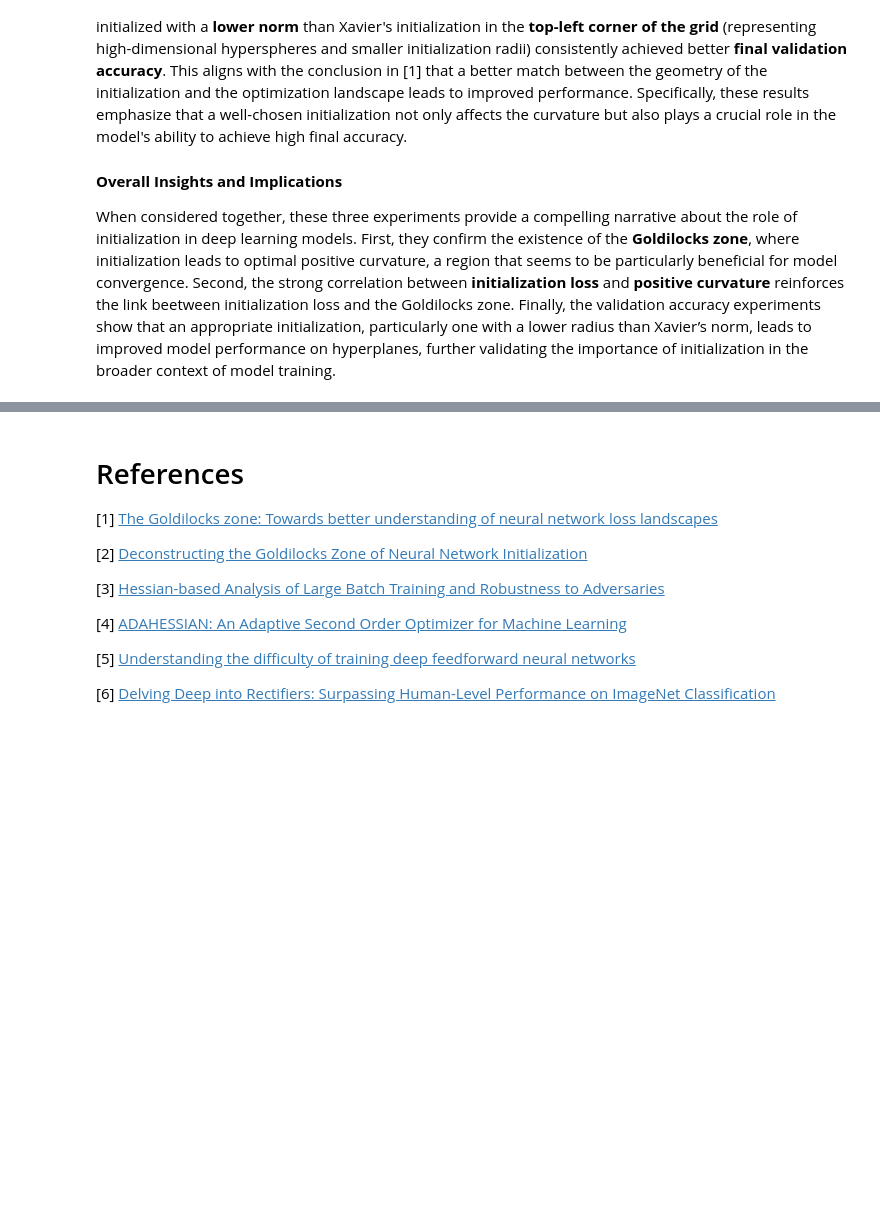
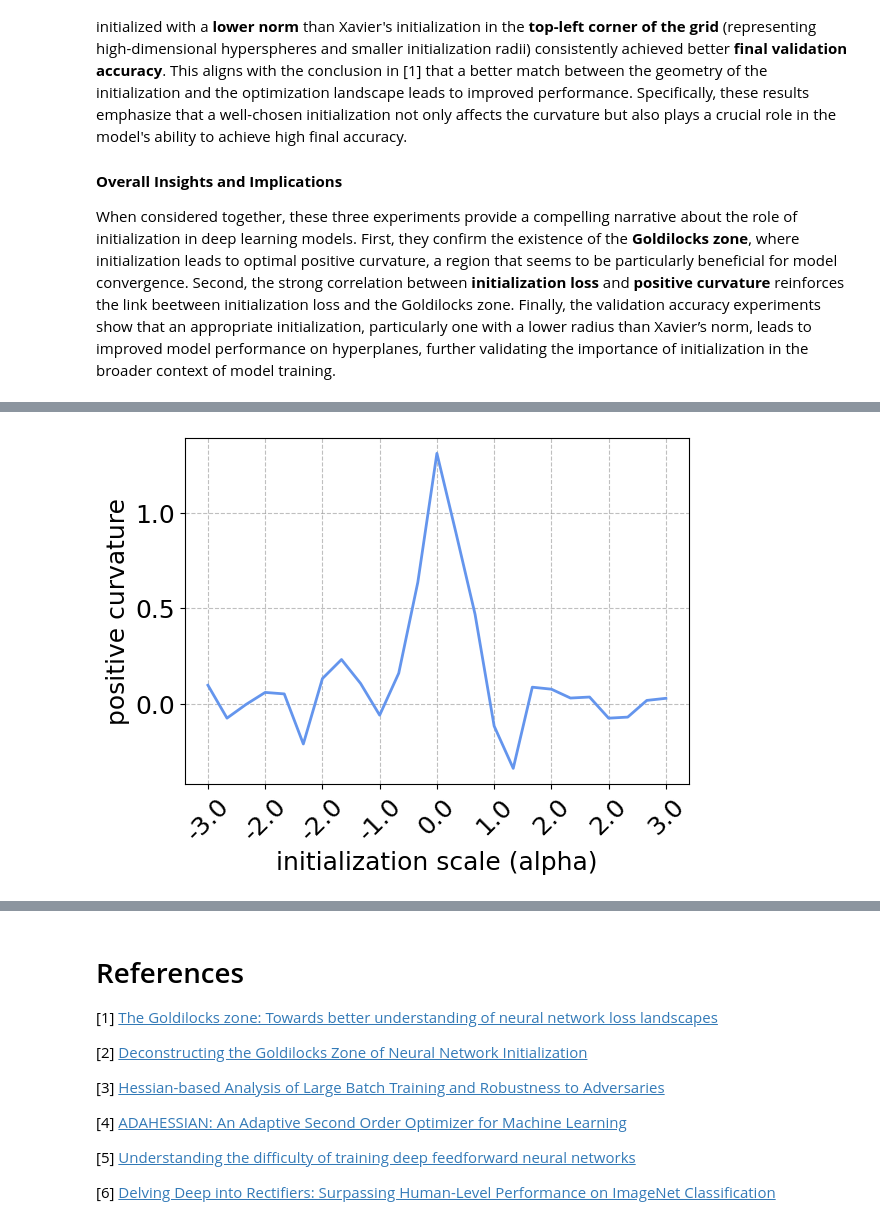
Before and after one commit to zachariegarniercuchet/The-Goldilocks-Zone, a Jupyter notebook: main.ipynb, the cells around one changed output, grey strips where cells are left out. Drawn from its saved outputs; the diff is of its cells as text; code cells hidden in the pictures; blank space fills up the shorter version.

```diff
--- a/main.ipynb
+++ b/main.ipynb
@@ -1385,0 +1468,23 @@ When considered together, these three experiments provide a compelling narrative
+# %%
+#@title By scaling the initialization
+
+model.set_temperature(1.)
+scales = 10**np.arange(-3,3.25,0.25)
+curvs = np.zeros((seeds, len(scales)))
+
+for seed in range(seeds):
+    for scale_id in tqdm(range(len(scales))):
+        set_trainable_parameters(model, scales[scale_id]*w)
+        _, curv = goldilocks(model, data.datasets["train"], 50, device)
+        curvs[seed][scale_id] = curv
+
+plt.plot(curvs.mean(0), color='cornflowerblue', linewidth=2)
+plt.xticks(
+        range(len(scales))[::3],
+        [round(np.log10(scale),0) for scale in scales][::3],
+        rotation=45)
+plt.xlabel('initialization scale (alpha)')
+plt.ylabel('positive curvature')
+plt.grid(ls='dashed', color='grey', alpha=0.5)
+# %% [output]
+[figure, added]
```
Also changed, not shown: parts of 25 cells of this notebook.
